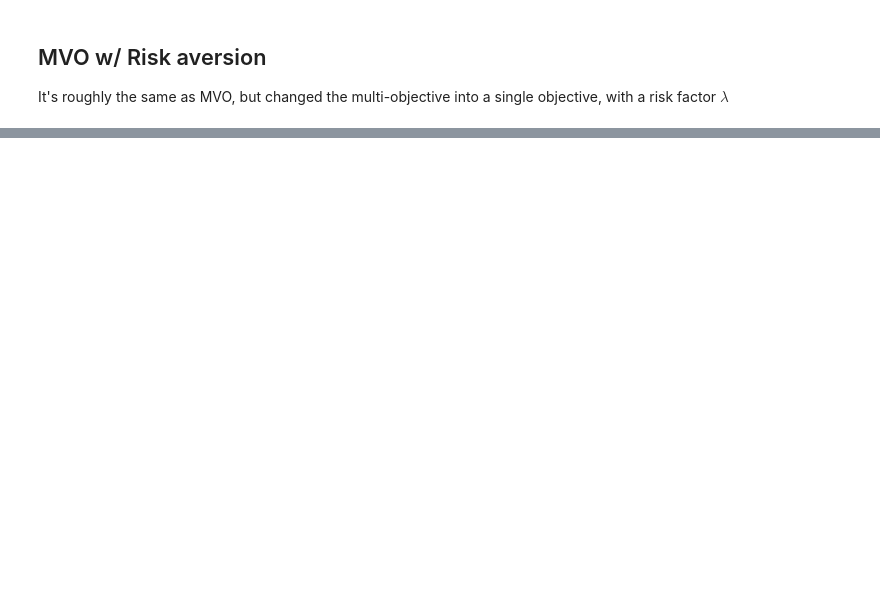
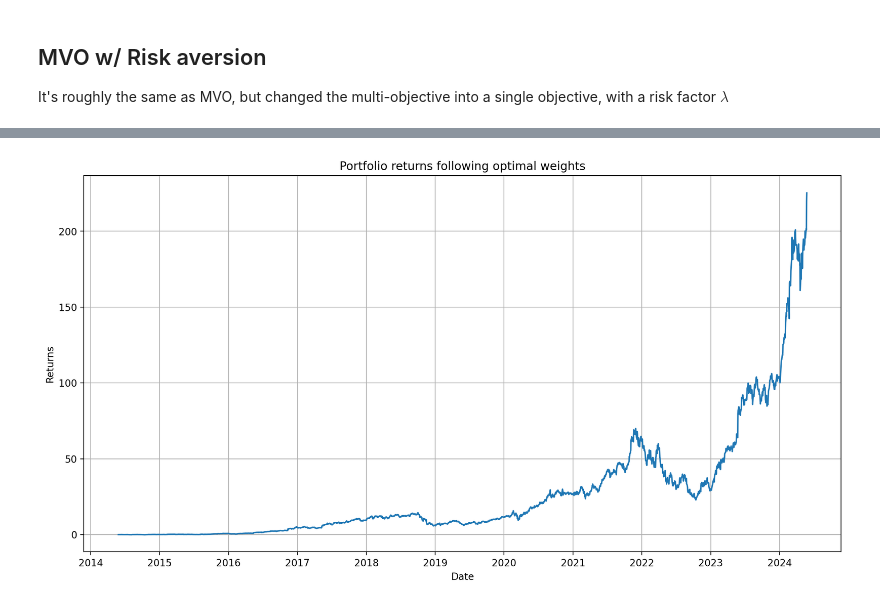
Before and after one commit to kyle1373/stock-portfolio-optimization, a Jupyter notebook: mean_var_optim.ipynb, the cells around one changed output, grey strips where cells are left out. Drawn from its saved outputs; the diff is of its cells as text; code cells hidden in the pictures; blank space fills up the shorter version.

```diff
--- a/mean_var_optim.ipynb
+++ b/mean_var_optim.ipynb
@@ -291,0 +456,97 @@ plt.show()
+# %%
+from scipy.optimize import minimize
+
+# Assume we have price data in a pandas DataFrame called 'portfolio'
+# returns are in percentage
+returns = portfolio.pct_change()
+
+print(f"returns shape: {returns.shape}")
+
+#! Let's set a target return of 9.0 (900%)
+target_return = 5.0
+
+# Calculate mean returns and covariance matrix
+#! 252 is used to annualize the data (252 trading days in the US)
+mean_returns = returns.mean() * 252
+# mean_returns = daily_returns_pct_change.mean()
+cov_matrix = returns.cov() * 252
+
+# Define the objective function (portfolio variance)
+def objective(weights):
+    return np.sqrt(np.dot(weights.T, np.dot(cov_matrix, weights)))
+
+# Define the constraint (portfolio return should be equal to the target return)
+def constraint1(weights):
+    return np.sum(mean_returns * weights) - target_return
+
+# Define the constraint (the sum of the weights should be equal to 1)
+def constraint2(weights):
+    return np.sum(weights) - 1
+
+
+# Define the bounds and constraints for the optimization
+bounds = tuple((0,1000) for x in range(num_stocks))
+#bounds = tuple((0,1) for x in range(num_stocks))
+constraints = ({'type': 'eq', 'fun': constraint1},
+               {'type': 'eq', 'fun': constraint2})
+
+# Perform the optimization
+#print(equity_quantity[(column.upper()).split('_')[0]] for column in portfolio.columns)
+initial_weights = [equity_quantity[(column.upper()).split('_')[0]] for column in portfolio.columns] #
+#initial_weights = np.ones(num_stocks) /num_stocks
+
+result = minimize(objective, initial_weights, bounds=bounds, constraints=constraints)
+
+# Get the optimal portfolio weights
+optimal_weights = result.x
+
+# print(f"num stocks: {num_stocks}")
+# print(f"result type: {type(result)}")
+# print(f"result: {result}")
+# print(f"optimal_weights: {optimal_weights}")
+# print(f"initial portfolio values: {portfolio.iloc[0, :]}")
+# print(f"final portfolio values: {portfolio.iloc[-1, :]}")
+
+#! setting too small values to zero
+for i in range(len(optimal_weights)):
+    if optimal_weights[i] < 1e-5:
+        optimal_weights[i] = 0
+
+
+portfolio_returns = np.dot(portfolio, optimal_weights)
+portfolio_returns_pct_change = (portfolio_returns - portfolio_returns[0]) / portfolio_returns[0]
+print(f"(After Optim) initial portfolio values: {portfolio_returns[0]}")
+print(f"(After Optim) final portfolio values: {portfolio_returns[-1]}")
+
+# Plot the portfolio returns
+
+fig2, ax2 = plt.subplots(figsize=(14, 7))
+
+ax2.plot(portfolio.index, portfolio_returns_pct_change)
+ax2.set_title("Portfolio returns following optimal weights")
+ax2.set_xlabel('Date')
+ax2.set_ylabel('Returns')
+ax2.grid(True)
+plt.show()
+
+print(f"mean returns: {mean_returns}")
+print(f"cov_matrix: {cov_matrix}")
+
+
+import matplotlib.pyplot as plt
+print(optimal_weights)
+# Create the bar chart
+plt.figure(figsize=(10, 6))
+plt.bar(portfolio.columns, optimal_weights, color='blue')
+plt.xlabel('Stocks')
+plt.ylabel('Optimal Weights')
+plt.title('Optimal Weights of Stocks in Portfolio')
+#plt.ylim(0, 1)  # Assuming weights are between 0 and 1
+plt.grid(True)
+
+# Display the bar chart
+plt.show()
+
+argmax = np.argmax(optimal_weights)
+print(f"Main Stock Chosen: {portfolio.columns[argmax]}")
+# %% [output]
@@ -291,0 +556 @@ plt.show()
+[figure, added]
```
Also changed, not shown: parts of 15 cells of this notebook, 3 other files.
